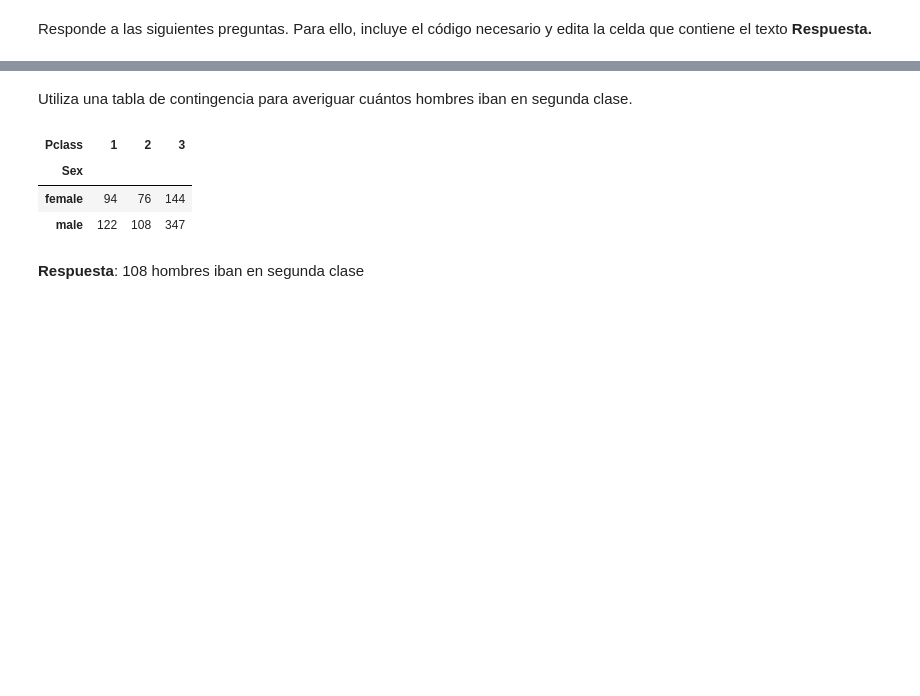
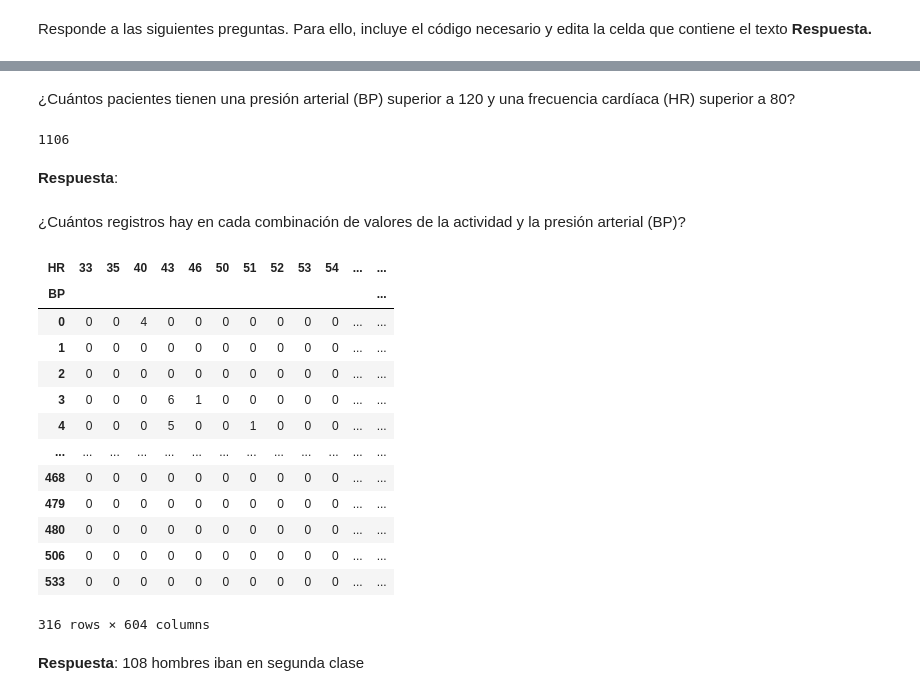
Before and after one commit to pacastl/PruebaIA, a Jupyter notebook: Análisis_datos_dataset(P3).ipynb, the cells around one changed output, grey strips where cells are left out. Drawn from its saved outputs; the diff is of its cells as text; code cells hidden in the pictures; blank space fills up the shorter version.

```diff
--- a/Análisis_datos_dataset(P3).ipynb
+++ b/Análisis_datos_dataset(P3).ipynb
@@ -437,0 +363,14 @@ titanic_train.csv   100%[===================>]  58.89K  --.-KB/s    in 0.01s
+# %%
+# url del repositorio de github para poder leerlos
+url_train = 'https://raw.githubusercontent.com/pacastl/PruebaIA/main/train.csv'
+url_test = 'https://raw.githubusercontent.com/pacastl/PruebaIA/main/test.csv'
+
+# Leemos los CSV como Pandas DataFrames
+df = pd.read_csv(url_train)
+#test_df = pd.read_csv(url_test)
+
+#otra forma de leerlos porque los descargué en mi pc
+train_file = r'C:\Users\Pablo\Downloads\train.csv'
+test_file = r'C:\Users\Pablo\Downloads\test.csv'
+
+df = pd.read_csv(train_file)
@@ -438,7 +388,7 @@ titanic_train.csv   100%[===================>]  58.89K  --.-KB/s    in 0.01s
 # %% [markdown]
 Carga dicho dataset en la variable `df`.
 # %%
-df = pd.read_csv('titanic_train.csv')
+df = pd.read_csv(url_train)
 # %% [markdown]
 Muestra las primeras instancias de dicho dataset.
 # %%
@@ -529,12 +449,30 @@ Name: Sex, dtype: float64
-# %% [markdown]
-Utiliza una tabla de contingencia para averiguar cuántos hombres iban en segunda clase.
+# %% [markdown]
+¿Cuántos pacientes tienen una presión arterial (BP) superior a 120 y una frecuencia cardíaca (HR) superior a 80?
+# %%
+df[(df['BP'] > 120) & (df['HR'] > 80)].shape[0]
+# %% [output]
+1106
+# %% [markdown]
+**Respuesta**:
+# %% [markdown]
+¿Cuántos registros hay en cada combinación de valores de la actividad y la presión arterial (BP)?
 # %%
-pd.crosstab(df['Sex'],df['Pclass'])
+pd.crosstab(index=df['BP'], columns=df['HR'])
 # %% [output]
-| Pclass | 1 | 2 | 3 |
-| Sex |  |  |  |
-| female | 94 | 76 | 144 |
-| male | 122 | 108 | 347 |
+| HR | 33 | 35 | 40 | 43 | 46 | 50 | 51 | 52 | 53 | 54 | ... | ... |
+| BP |  |  |  |  |  |  |  |  |  |  |  | ... |
+| 0 | 0 | 0 | 4 | 0 | 0 | 0 | 0 | 0 | 0 | 0 | ... | ... |
+| 1 | 0 | 0 | 0 | 0 | 0 | 0 | 0 | 0 | 0 | 0 | ... | ... |
+| 2 | 0 | 0 | 0 | 0 | 0 | 0 | 0 | 0 | 0 | 0 | ... | ... |
+| 3 | 0 | 0 | 0 | 6 | 1 | 0 | 0 | 0 | 0 | 0 | ... | ... |
+| 4 | 0 | 0 | 0 | 5 | 0 | 0 | 1 | 0 | 0 | 0 | ... | ... |
+| ... | ... | ... | ... | ... | ... | ... | ... | ... | ... | ... | ... | ... |
+| 468 | 0 | 0 | 0 | 0 | 0 | 0 | 0 | 0 | 0 | 0 | ... | ... |
+| 479 | 0 | 0 | 0 | 0 | 0 | 0 | 0 | 0 | 0 | 0 | ... | ... |
+| 480 | 0 | 0 | 0 | 0 | 0 | 0 | 0 | 0 | 0 | 0 | ... | ... |
+| 506 | 0 | 0 | 0 | 0 | 0 | 0 | 0 | 0 | 0 | 0 | ... | ... |
+| 533 | 0 | 0 | 0 | 0 | 0 | 0 | 0 | 0 | 0 | 0 | ... | ... |
+316 rows × 604 columns
 # %% [markdown]
 **Respuesta**: 108 hombres iban en segunda clase
 # %% [markdown]
```
Also changed, not shown: parts of 38 cells of this notebook.
